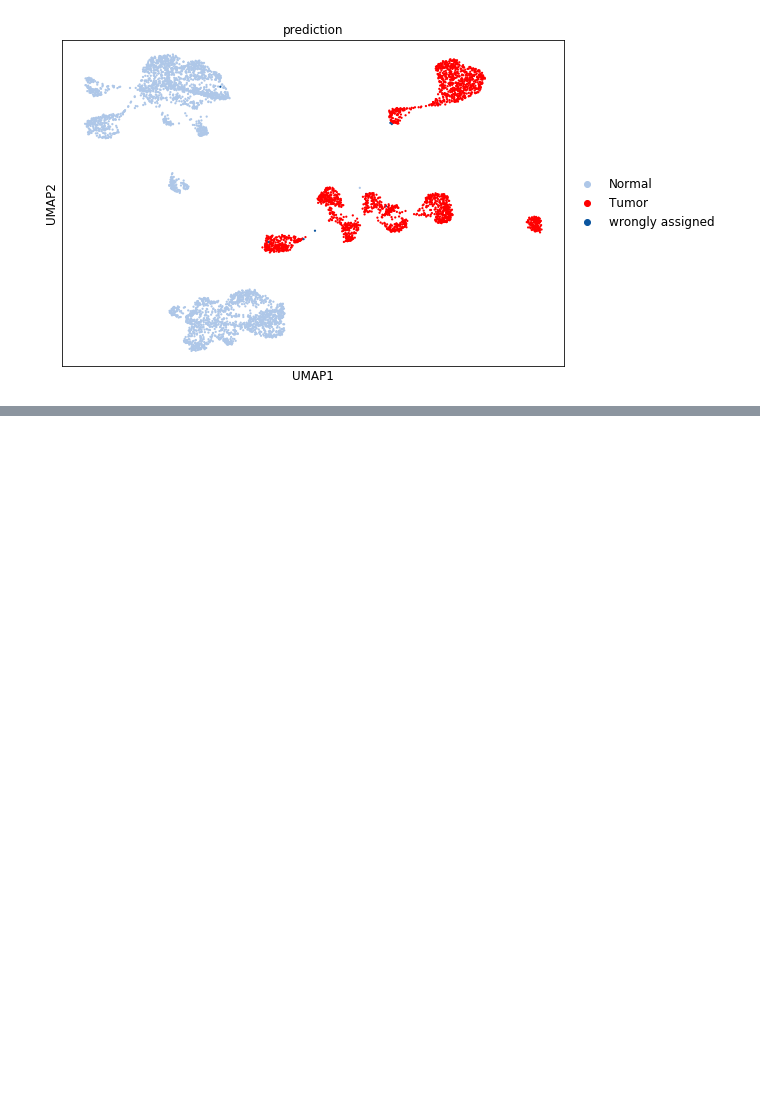
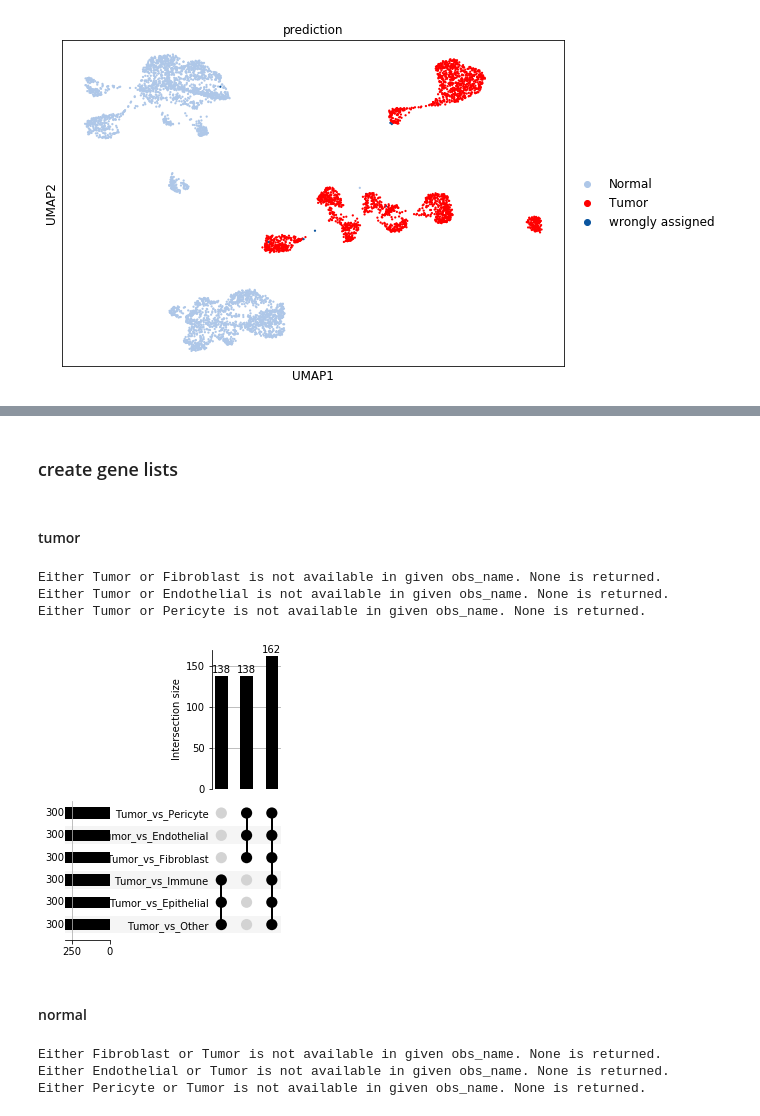
Before and after one commit to BIMSBbioinfo/ikarus, a Jupyter notebook: tutorial.ipynb, the cells around one changed output, grey strips where cells are left out. Cells and saved outputs as stored; diff of their text form; code cells hidden in the pictures; blank space fills up the shorter version.

Commit message:
add section: create gene lists

```diff
--- a/tutorial.ipynb
+++ b/tutorial.ipynb
@@ -248,0 +251,2 @@ for color, title, palette in zip(colors, titles, palettes):
+# %% [markdown]
+### create gene lists
@@ -248,0 +256,2 @@ for color, title, palette in zip(colors, titles, palettes):
+# %% [markdown]
+#### tumor
@@ -248,0 +290,31 @@ for color, title, palette in zip(colors, titles, palettes):
+# %%
+signatures = {}
+for label_upreg, label_downreg in zip(label_upregs, label_downregs):
+    DE_dfs_list = []
+    for name, obs_name in zip(names, obs_names):
+        DE_dfs_list.append(
+            gene_list.select_genes(
+                adatas[name],
+                obs_name,
+                label_upreg,
+                label_downreg
+            )
+        )
+    # If either label_upreg or label_downreg is not available in the provided data set
+    # 'select_genes' returns None
+    # before continuing we have to remove all the Nones from the DE dataframe list
+    DE_dfs_list = [d for d in DE_dfs_list if d is not None]
+    signatures[f"{label_upreg}_vs_{label_downreg}"], _ = gene_list.integrate(
+        DE_dfs_list,
+        integration_fun=utils.intersection_fun,
+        top_x=300
+    )
+# %% [output]
+Either Tumor or Fibroblast is not available in given obs_name. None is returned.
+Either Tumor or Endothelial is not available in given obs_name. None is returned.
+Either Tumor or Pericyte is not available in given obs_name. None is returned.
+# %%
+contents = upsetplot.from_contents(signatures)
+_ = upsetplot.plot(contents, show_counts='%d')
+# %% [output]
+[figure, added]
@@ -248,0 +324,2 @@ for color, title, palette in zip(colors, titles, palettes):
+# %% [markdown]
+#### normal
@@ -248,0 +358,26 @@ for color, title, palette in zip(colors, titles, palettes):
+# %%
+signatures = {}
+for label_upreg, label_downreg in zip(label_upregs, label_downregs):
+    DE_dfs_list = []
+    for name, obs_name in zip(names, obs_names):
+        DE_dfs_list.append(
+            gene_list.select_genes(
+                adatas[name],
+                obs_name,
+                label_upreg,
+                label_downreg
+            )
+        )
+    # If either label_upreg or label_downreg is not available in the provided data set
+    # 'select_genes' returns None
+    # before continuing we have to remove all the Nones from the DE dataframe list
+    DE_dfs_list = [d for d in DE_dfs_list if d is not None]
+    signatures[f"{label_upreg}_vs_{label_downreg}"], _ = gene_list.integrate(
+        DE_dfs_list,
+        integration_fun=utils.intersection_fun,
+        top_x=300
+    )
+# %% [output]
+Either Fibroblast or Tumor is not available in given obs_name. None is returned.
+Either Endothelial or Tumor is not available in given obs_name. None is returned.
+Either Pericyte or Tumor is not available in given obs_name. None is returned.
```
Also changed, not shown: parts of 10 cells of this notebook.
